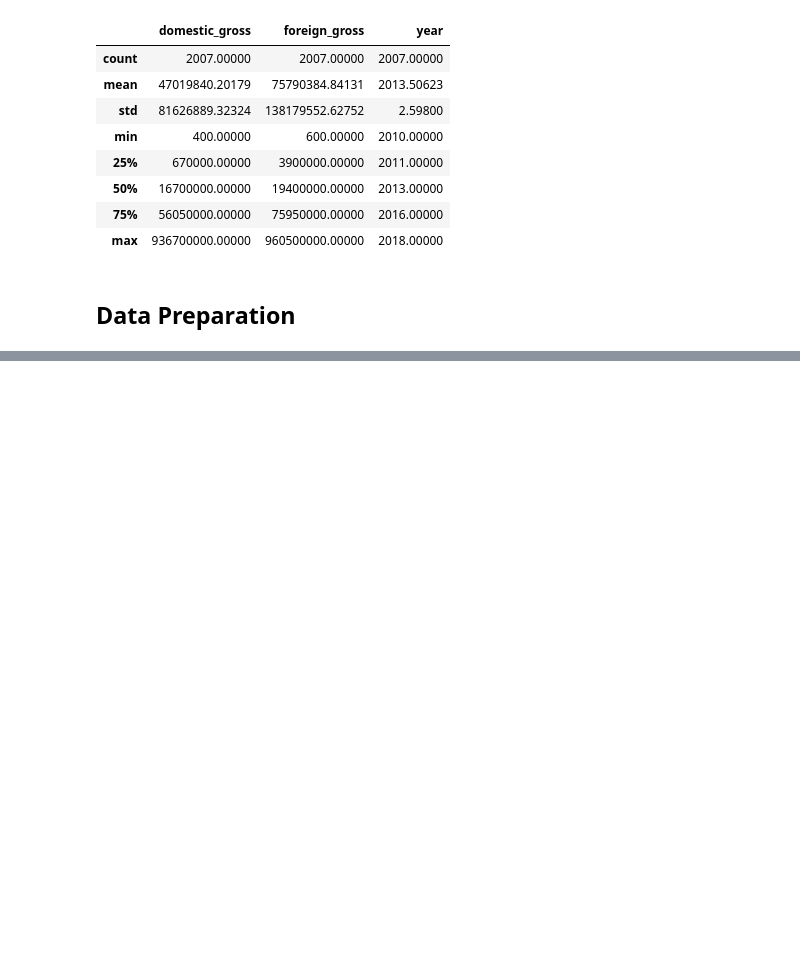
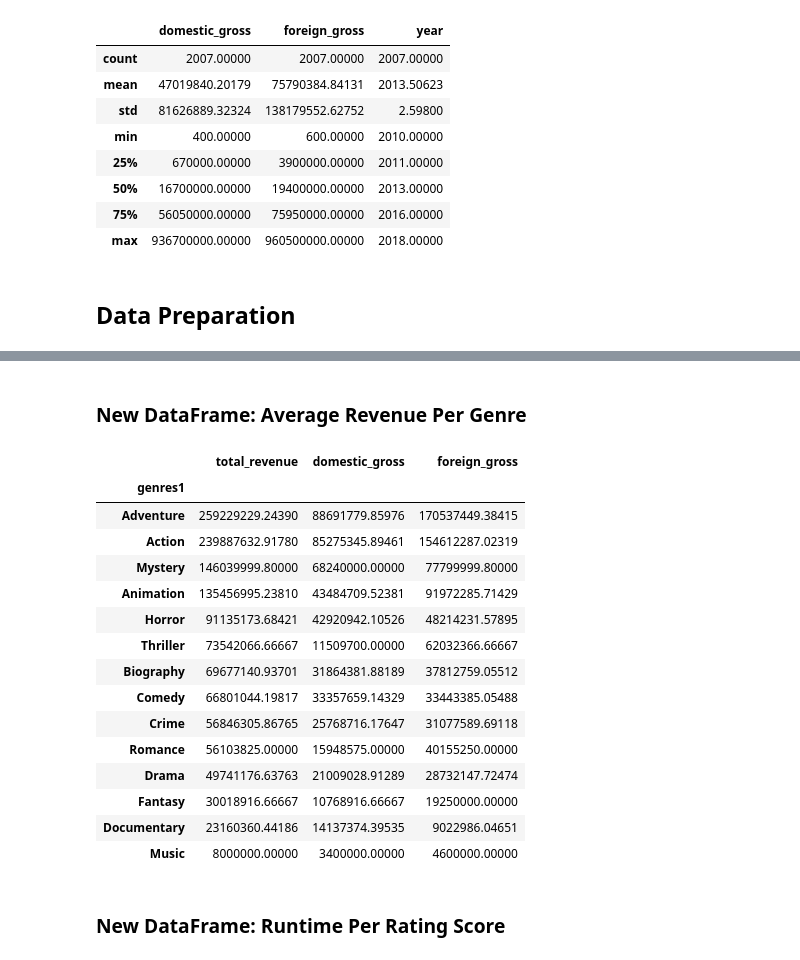
Before and after one commit to jordanate/microsoft-movie-studios-EDA, a Jupyter notebook: Phase 1 Project Notebook.ipynb, the cells around one changed output, grey strips where cells are left out. Saved outputs shown, nothing was run; the diff lists cells and outputs as text; code cells hidden in the pictures; blank space fills up the shorter version.

```diff
--- a/Phase 1 Project Notebook.ipynb
+++ b/Phase 1 Project Notebook.ipynb
@@ -434,0 +447,6 @@ avg_ratings_per_genre_filtered
+# %%
+#Making genres column into list of multiple genres
+joined_mb_mr['genres'] = joined_mb_mr['genres'].apply(lambda x: x.split(','))
+# %%
+#Creating a new column called genres1 that shows the first genre of each movie
+joined_mb_mr['genres1'] = joined_mb_mr['genres'].apply(lambda x: x[0])
@@ -434,0 +455,3 @@ avg_ratings_per_genre_filtered
+# %%
+#Adding a total revenue column which is the dometic gross and foreign gross combined
+movie_gross_df['total_revenue'] =  movie_gross_df['domestic_gross'] + movie_gross_df['foreign_gross']
@@ -434,0 +486,44 @@ avg_ratings_per_genre_filtered
+# %% [markdown]
+### New DataFrame: Average Revenue Per Genre
+# %%
+#2010 - 2018
+#Creating a new dataframe called average_revenue_per_genre
+#by merging the joined_mb_mr dataframe and movie_gross_df dataframe
+average_revenue_per_genre = pd.merge(joined_mb_mr, movie_gross_df, left_on = 'primary_title', right_on = 'title')
+
+#Dropping the duplicate titles
+average_revenue_per_genre = average_revenue_per_genre.drop_duplicates('primary_title')
+
+#Dropping the redundant duplicate title column
+average_revenue_per_genre = average_revenue_per_genre.drop(labels = 'title', axis = 1)
+
+#Dropping start_year and keeping the year column
+average_revenue_per_genre = average_revenue_per_genre.drop(labels = 'start_year', axis = 1)
+# %%
+#Creating a new filtered dataframe that only includes total revenue, domestic gross, and foreign gross
+average_revenue_per_genre_filtered = pd.DataFrame(average_revenue_per_genre.groupby
+                                                  ('genres1')[['total_revenue', 'domestic_gross', 'foreign_gross']]
+                                                  .mean())
+#Sorting the dataframe by total revenue in descending order
+average_revenue_per_genre_filtered.sort_values(by = 'total_revenue', ascending = False)
+
+#1541 ENTRIES
+# %% [output]
+|  | total_revenue | domestic_gross | foreign_gross |
+| genres1 |  |  |  |
+| Adventure | 259229229.24390 | 88691779.85976 | 170537449.38415 |
+| Action | 239887632.91780 | 85275345.89461 | 154612287.02319 |
+| Mystery | 146039999.80000 | 68240000.00000 | 77799999.80000 |
+| Animation | 135456995.23810 | 43484709.52381 | 91972285.71429 |
+| Horror | 91135173.68421 | 42920942.10526 | 48214231.57895 |
+| Thriller | 73542066.66667 | 11509700.00000 | 62032366.66667 |
+| Biography | 69677140.93701 | 31864381.88189 | 37812759.05512 |
+| Comedy | 66801044.19817 | 33357659.14329 | 33443385.05488 |
+| Crime | 56846305.86765 | 25768716.17647 | 31077589.69118 |
+| Romance | 56103825.00000 | 15948575.00000 | 40155250.00000 |
+| Drama | 49741176.63763 | 21009028.91289 | 28732147.72474 |
+| Fantasy | 30018916.66667 | 10768916.66667 | 19250000.00000 |
+| Documentary | 23160360.44186 | 14137374.39535 | 9022986.04651 |
+| Music | 8000000.00000 | 3400000.00000 | 4600000.00000 |
+# %% [markdown]
+### New DataFrame: Runtime Per Rating Score
```
Also changed, not shown: parts of 59 cells of this notebook.
